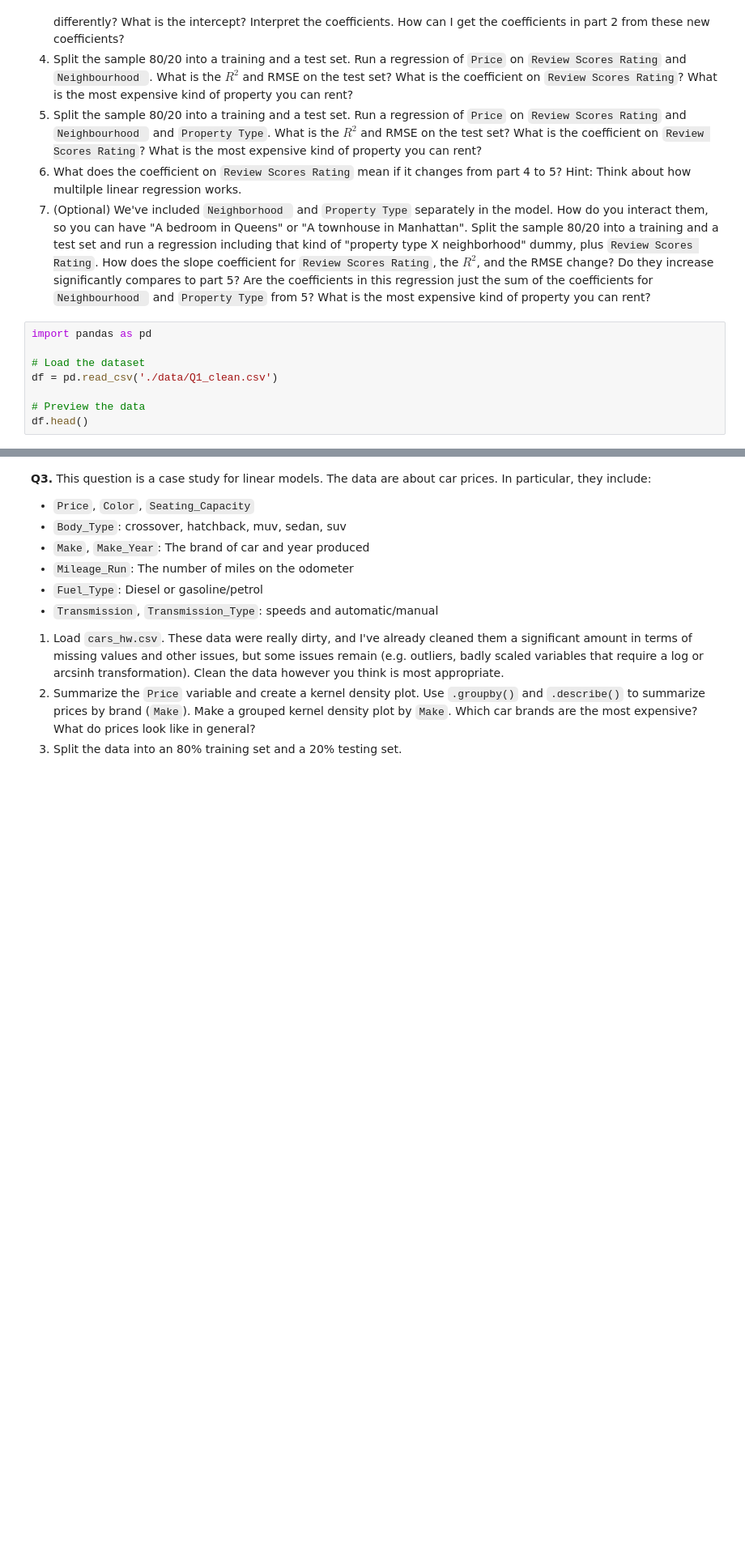
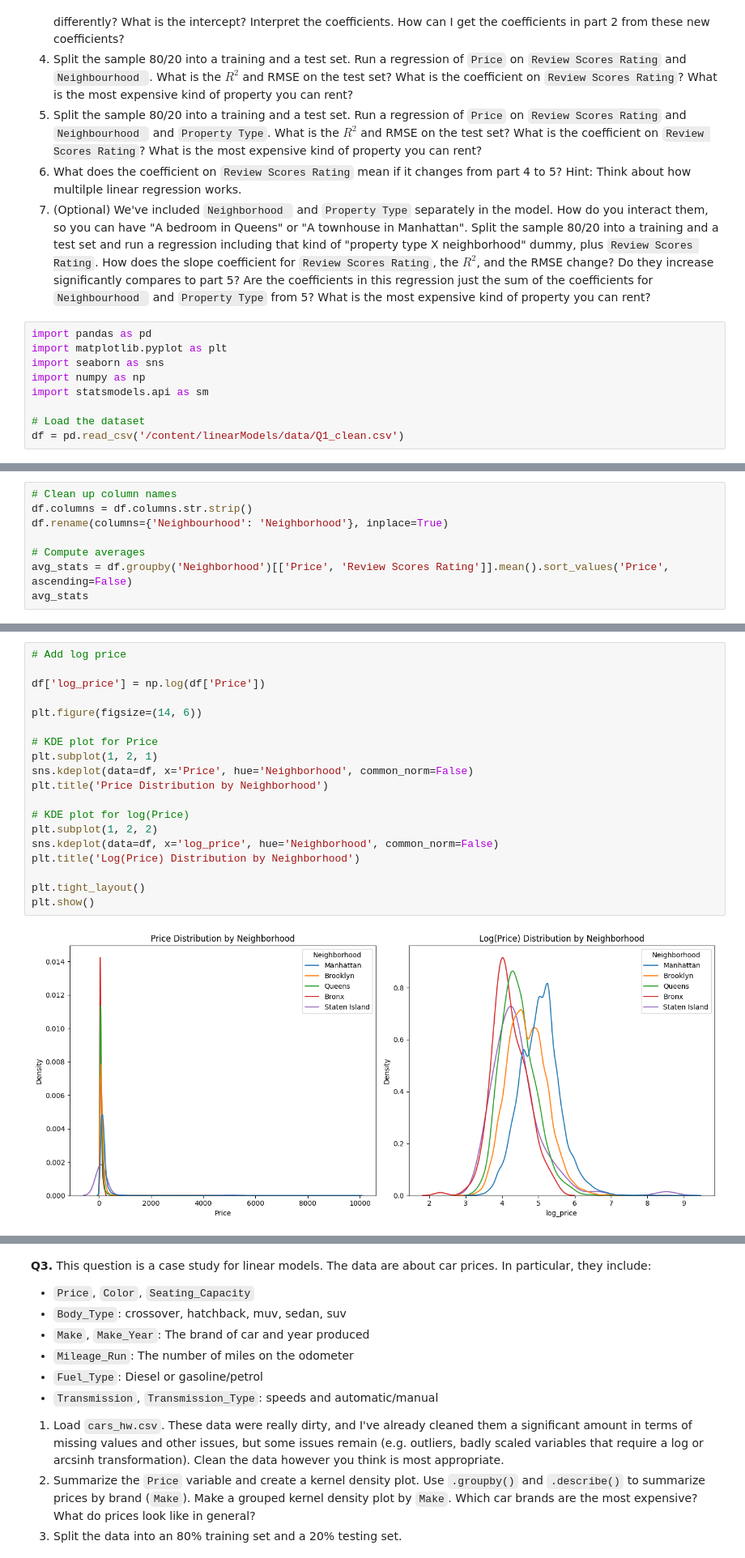
Before and after one commit to austincychun/linearModels, a Jupyter notebook: assignment/assignment.ipynb, the cells around one changed output, grey strips where cells are left out. Shown at 81% size. Saved outputs shown, nothing was run; the diff lists cells and outputs as text; blank space fills up the shorter version.

```diff
--- a/assignment/assignment.ipynb
+++ b/assignment/assignment.ipynb
@@ -91,9 +91,10 @@ These transformations enable the model to capture **nonlinear trends** while sti
 7. (Optional) We've included `Neighborhood ` and `Property Type` separately in the model. How do you interact them, so you can have "A bedroom in Queens" or "A townhouse in Manhattan". Split the sample 80/20 into a training and a test set and run a regression including that kind of "property type X neighborhood" dummy, plus `Review Scores Rating`. How does the slope coefficient for `Review Scores Rating`, the $R^2$, and the RMSE change? Do they increase significantly compares to part 5? Are the coefficients in this regression just the sum of the coefficients for `Neighbourhood ` and `Property Type` from 5? What is the most expensive kind of property you can rent?
 # %%
 import pandas as pd
+import matplotlib.pyplot as plt
+import seaborn as sns
+import numpy as np
+import statsmodels.api as sm
 
 # Load the dataset
-df = pd.read_csv('./data/Q1_clean.csv')
-
-# Preview the data
-df.head()
+df = pd.read_csv('/content/linearModels/data/Q1_clean.csv')
@@ -101,0 +101,8 @@ FileNotFoundError: [Errno 2] No such file or directory: './data/Q1_clean.csv'
+# %%
+# Clean up column names
+df.columns = df.columns.str.strip()
+df.rename(columns={'Neighbourhood': 'Neighborhood'}, inplace=True)
+
+# Compute averages
+avg_stats = df.groupby('Neighborhood')[['Price', 'Review Scores Rating']].mean().sort_values('Price', ascending=False)
+avg_stats
@@ -101,0 +117,21 @@ FileNotFoundError: [Errno 2] No such file or directory: './data/Q1_clean.csv'
+# %%
+# Add log price
+
+df['log_price'] = np.log(df['Price'])
+
+plt.figure(figsize=(14, 6))
+
+# KDE plot for Price
+plt.subplot(1, 2, 1)
+sns.kdeplot(data=df, x='Price', hue='Neighborhood', common_norm=False)
+plt.title('Price Distribution by Neighborhood')
+
+# KDE plot for log(Price)
+plt.subplot(1, 2, 2)
+sns.kdeplot(data=df, x='log_price', hue='Neighborhood', common_norm=False)
+plt.title('Log(Price) Distribution by Neighborhood')
+
+plt.tight_layout()
+plt.show()
+# %% [output]
+[figure, added]
```
Also changed, not shown: parts of 23 cells of this notebook.
